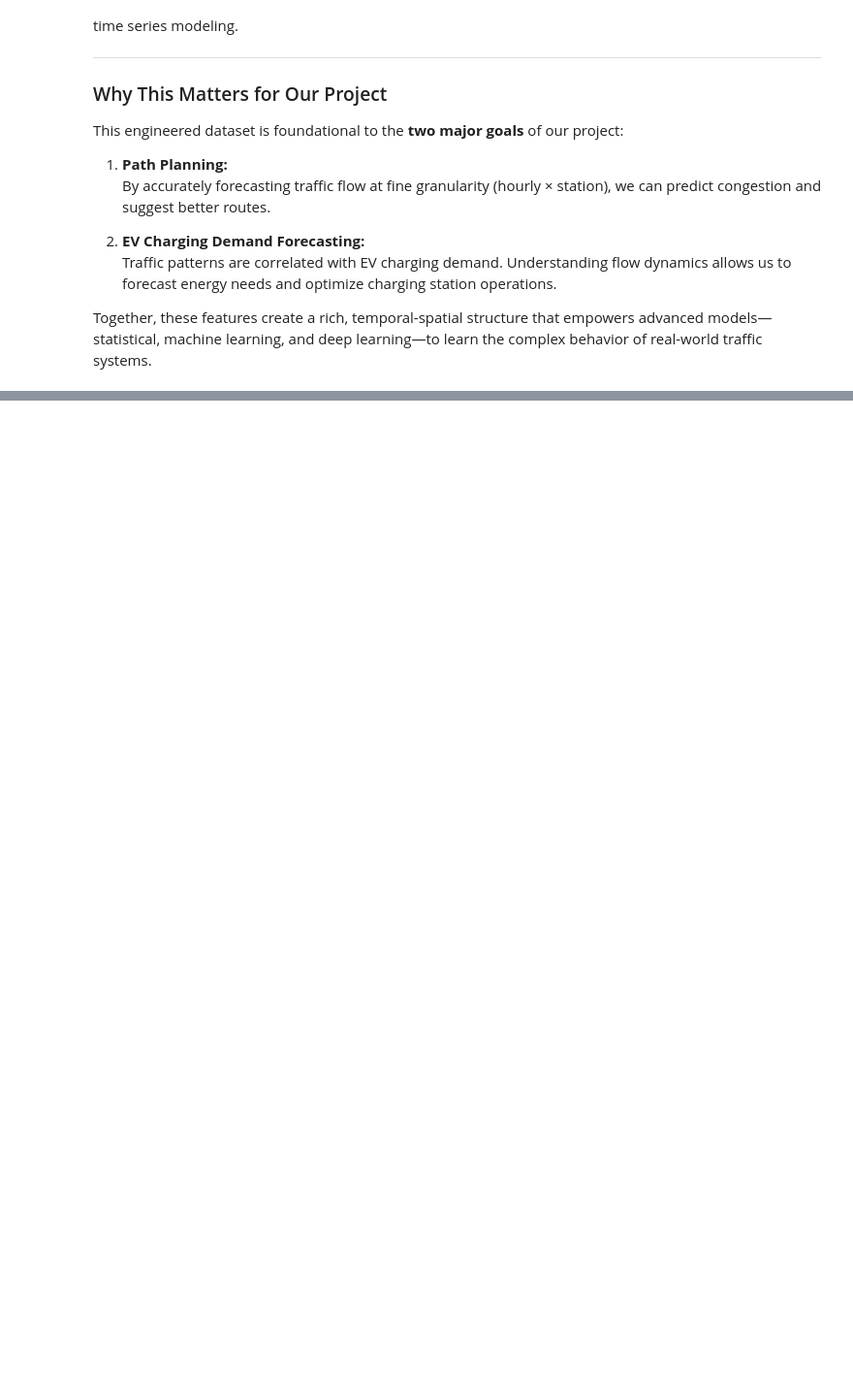
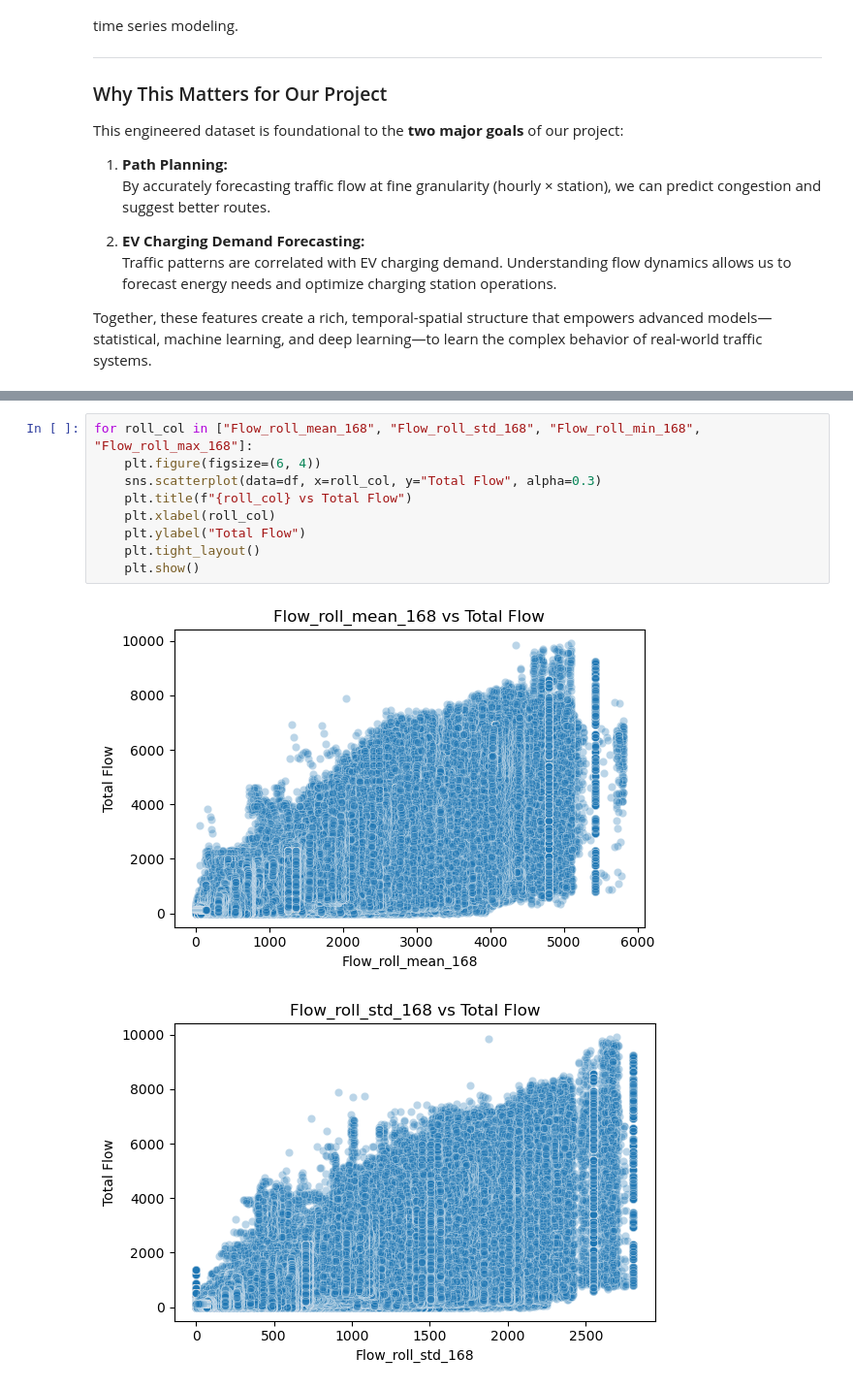
Before and after one commit to RichelCode/EV-Charging-Analysis, a Jupyter notebook: Final 3 months Analysis.ipynb, the cells around one changed output, grey strips where cells are left out. Shown at 97% size. Saved outputs shown, nothing was run; the diff lists cells and outputs as text; blank space fills up the shorter version.

```diff
--- a/Final 3 months Analysis.ipynb
+++ b/Final 3 months Analysis.ipynb
@@ -435,0 +476,12 @@ Together, these features create a rich, temporal-spatial structure that empowers
+# %%
+for roll_col in ["Flow_roll_mean_168", "Flow_roll_std_168", "Flow_roll_min_168", "Flow_roll_max_168"]:
+    plt.figure(figsize=(6, 4))
+    sns.scatterplot(data=df, x=roll_col, y="Total Flow", alpha=0.3)
+    plt.title(f"{roll_col} vs Total Flow")
+    plt.xlabel(roll_col)
+    plt.ylabel("Total Flow")
+    plt.tight_layout()
+    plt.show()
+# %% [output]
+[figure, added]
+[figure, added]
```
Also changed, not shown: parts of 7 cells of this notebook.
